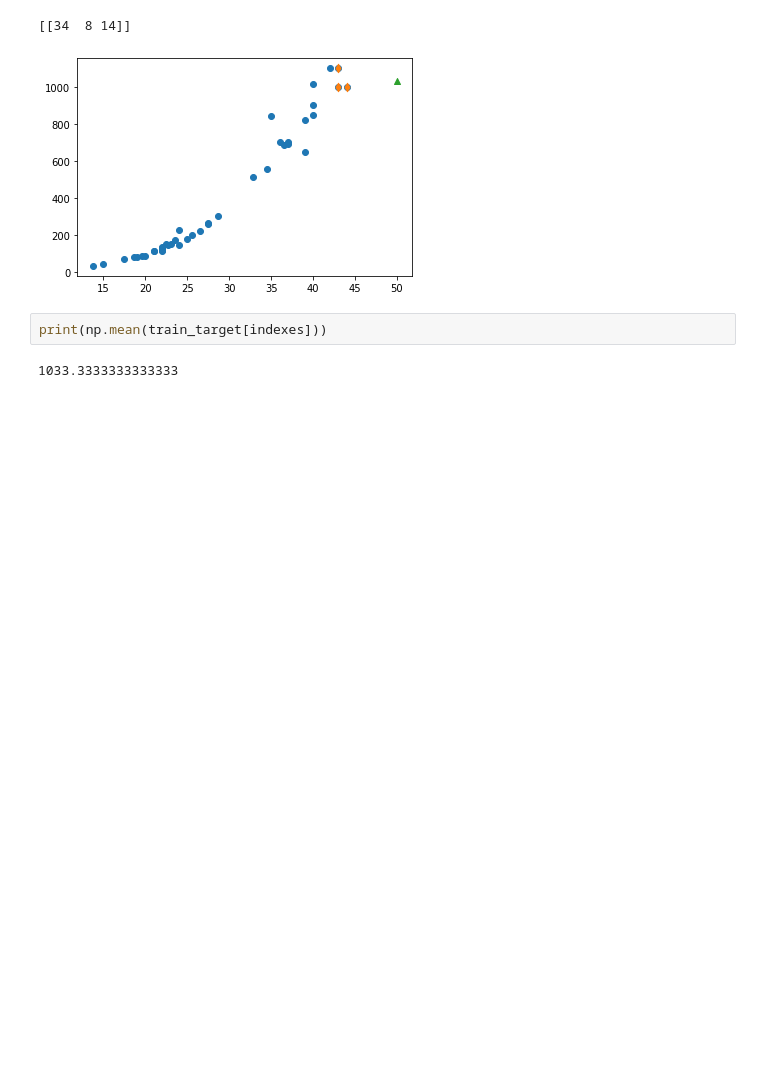
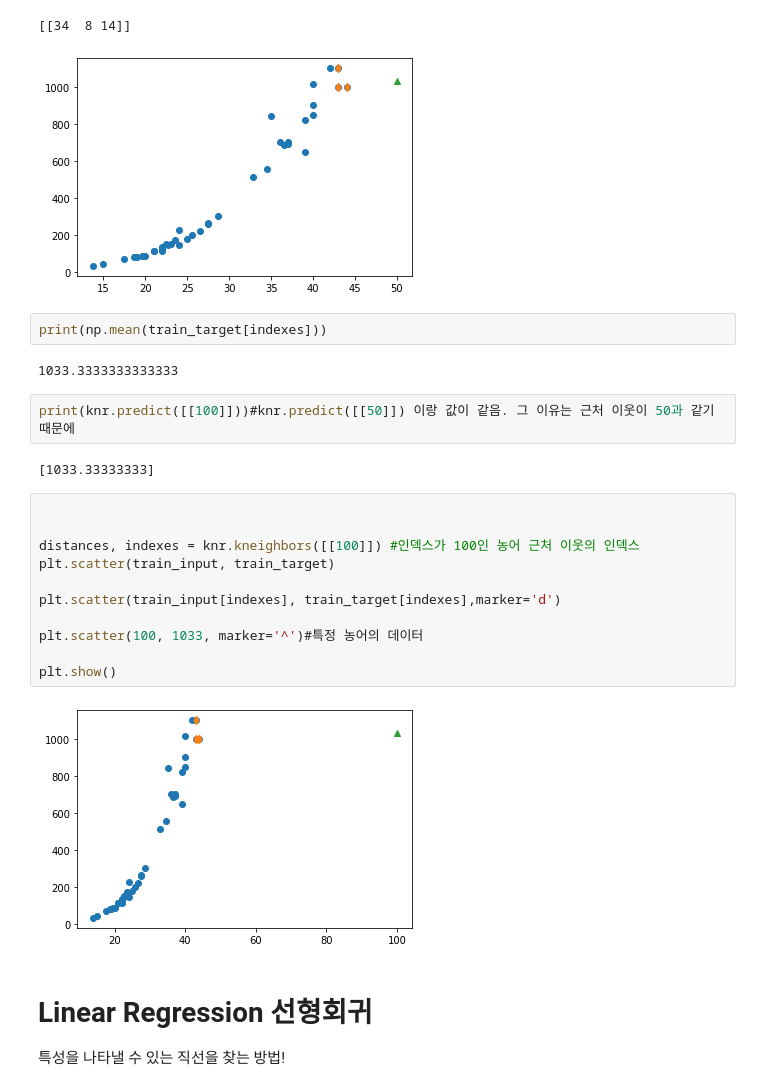
Before and after one commit to mingun0112/ML, a Jupyter notebook: 2_1_Linear_Regression.ipynb, the cells around one changed output. Drawn from its saved outputs; the diff is of its cells as text; blank space fills up the shorter version.

```diff
--- a/2_1_Linear_Regression.ipynb
+++ b/2_1_Linear_Regression.ipynb
@@ -53,3 +53,24 @@ plt.show()
 print(np.mean(train_target[indexes]))
 # %% [output]
 1033.3333333333333
+# %%
+print(knr.predict([[100]]))#knr.predict([[50]]) 이랑 값이 같음. 그 이유는 근처 이웃이 50과 같기 때문에
+# %% [output]
+[1033.33333333]
+# %%
+
+
+distances, indexes = knr.kneighbors([[100]]) #인덱스가 100인 농어 근처 이웃의 인덱스
+plt.scatter(train_input, train_target)
+
+plt.scatter(train_input[indexes], train_target[indexes],marker='d')
+
+plt.scatter(100, 1033, marker='^')#특정 농어의 데이터
+
+plt.show()
+# %% [output]
+[figure, added]
+# %% [markdown]
+# Linear Regression 선형회귀
+
+특성을 나타낼 수 있는 직선을 찾는 방법!
```
Also changed, not shown: parts of 4 cells of this notebook.
